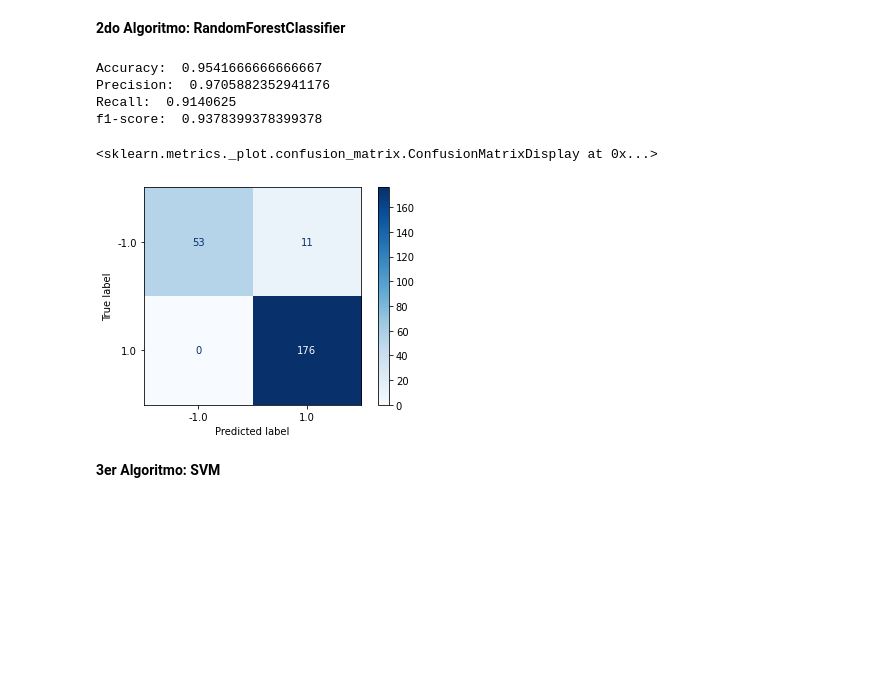
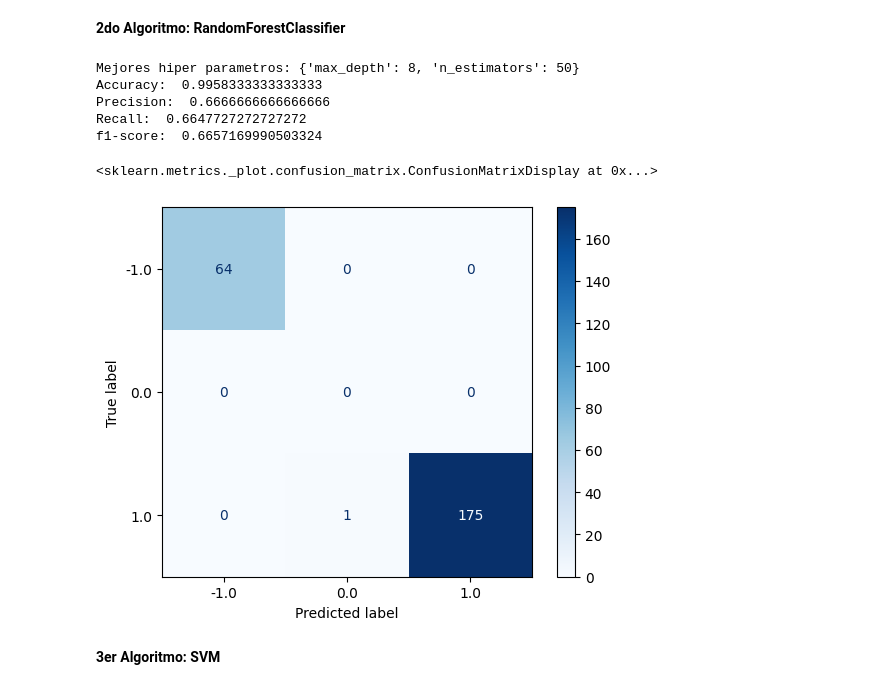
Before and after one commit to aparedesum/ProductivityPrediction, a Jupyter notebook: EvaluacionModelosProductividad.ipynb, the cells around one changed output. Cells and saved outputs as stored; diff of their text form; code cells hidden in the pictures; blank space fills up the shorter version.

```diff
--- a/EvaluacionModelosProductividad.ipynb
+++ b/EvaluacionModelosProductividad.ipynb
@@ -107,4 +179,4 @@ df.drop(columns=["date"], inplace=True)
 # %%
-#Reemplamos los valores nan en la columna wip con la el valor 0
-wip_mean = df["wip"].mean()
-df["wip"].fillna(0, inplace = True)
+#Reemplamos los valores nan en la columna wip con el valor promedio
+
+df["wip"].fillna(df.wip.mean(), inplace = True)
@@ -155,2 +241,14 @@ df.describe()
 | max | 12.000000 | 0.800000 | 54.560000 | 23122.000000 | 25920.000000 | 3600.000000 | 300.000000 | 45.000000 | ... |
 8 rows × 27 columns
+# %%
+width = 20
+height = 5
+
+plt.style.use("default")
+
+figure, axes = plt.subplots(nrows=2, ncols=8, figsize=(width, height))
+
+for column, axe in zip(df, axes.flatten()):
+    sns.distplot(df[column], ax=axe)
+
+plt.tight_layout()
@@ -232,14 +326,17 @@ X_train, X_test, y_train, y_test = train_test_split(
 # %% [markdown]
 **1er Algoritmo: DecisionTreeClassifier**
 # %%
-from sklearn.tree import DecisionTreeClassifier
+parameters = {'criterion':['gini','entropy'],'max_depth':[4,5,6,7,8,9,10,11,12,15,20,30,40,50,70,90,120,150]}
+dtc = GridSearchCV(DecisionTreeClassifier(), parameters, cv=5)
 
-decision_model = DecisionTreeClassifier(random_state=0)
-decision_model.fit(X_train, y_train)
-y_pred = decision_model.predict(X_test)
+dtc.fit(X_train, y_train)
+print("Mejores hiper parametros:",dtc.best_params_)
+
+model = dtc.best_estimator_
+y_pred = model.predict(X_test)
 print('Accuracy: ', accuracy_score(y_test, y_pred))
 print('Precision: ', precision_score(y_test, y_pred, average='macro'))
 print('Recall: ', recall_score(y_test, y_pred,average='macro', zero_division=0))
 print('f1-score: ', f1_score(y_test, y_pred,average='macro'))
-plot_confusion_matrix(decision_model, X_test, y_test,cmap=plt.cm.Blues)
+plot_confusion_matrix(model, X_test, y_test,cmap=plt.cm.Blues)
 # %% [output]
@@ -252,23 +350,28 @@ f1-score:  0.6657169990503324
 # %% [markdown]
 **2do Algoritmo: RandomForestClassifier**
 # %%
-from sklearn.ensemble import RandomForestClassifier
+parameters = {
+    "n_estimators":[5,10,50,100,250],
+    "max_depth":[2,4,8,16,32,None]}
+rfc = GridSearchCV(RandomForestClassifier(),parameters,cv=5)
+rfc.fit(X_train,y_train)
+print("Mejores hiper parametros:",rfc.best_params_)
 
-random_forest_model = RandomForestClassifier(max_depth=2, random_state=0)
-random_forest_model.fit(X_train,y_train)
-y_pred = random_forest_model.predict(X_test)
+model = rfc.best_estimator_
+y_pred = model.predict(X_test)
 print('Accuracy: ', accuracy_score(y_test, y_pred))
 print('Precision: ', precision_score(y_test, y_pred, average="macro"))
 print('Recall: ', recall_score(y_test, y_pred, average="macro", zero_division=0))
 print('f1-score: ', f1_score(y_test, y_pred, average="macro"))
-plot_confusion_matrix(random_forest_model, X_test, y_test,cmap=plt.cm.Blues)
+plot_confusion_matrix(model, X_test, y_test,cmap=plt.cm.Blues)
 # %% [output]
-Accuracy:  0.9541666666666667
-Precision:  0.9705882352941176
-Recall:  0.9140625
-f1-score:  0.9378399378399378
+Mejores hiper parametros: {'max_depth': 8, 'n_estimators': 50}
+Accuracy:  0.9958333333333333
+Precision:  0.6666666666666666
+Recall:  0.6647727272727272
+f1-score:  0.6657169990503324
 <sklearn.metrics._plot.confusion_matrix.ConfusionMatrixDisplay at 0x...>
-[figure, old version]
+[figure, new version]
 # %% [markdown]
 **3er Algoritmo: SVM**
 # %%
```
Also changed, not shown: parts of 29 cells of this notebook.
